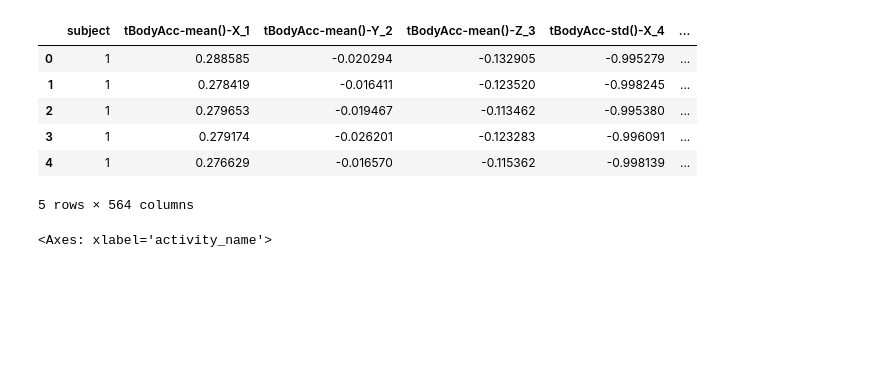
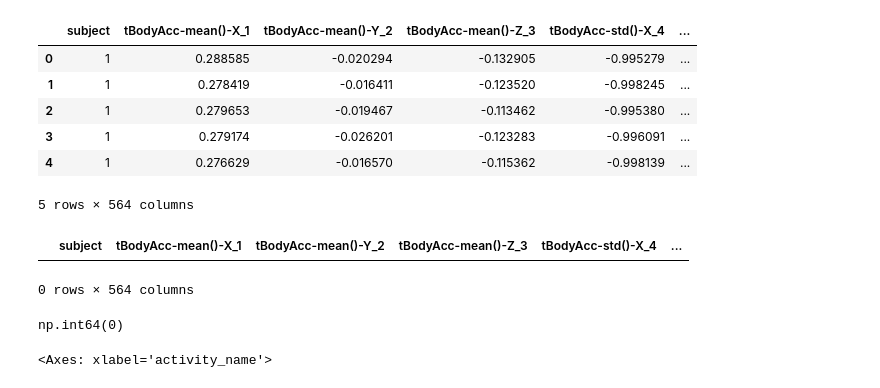
Before and after one commit to Ali-Hady/Human-Activity-Detection, a Jupyter notebook: main.ipynb, the cells around one changed output. Cells and saved outputs as stored; diff of their text form; code cells hidden in the pictures; blank space fills up the shorter version.

```diff
--- a/main.ipynb
+++ b/main.ipynb
@@ -47,6 +47,15 @@ data.head()
 | 3 | 1 | 0.279174 | -0.026201 | -0.123283 | -0.996091 | ... |
 | 4 | 1 | 0.276629 | -0.016570 | -0.115362 | -0.998139 | ... |
 5 rows × 564 columns
+# %%
+data[data.isnull().any(axis=1)] # 0 rows with NaN values
+# %% [output]
+|  | subject | tBodyAcc-mean()-X_1 | tBodyAcc-mean()-Y_2 | tBodyAcc-mean()-Z_3 | tBodyAcc-std()-X_4 | ... |
+0 rows × 564 columns
+# %%
+data.duplicated().sum() # 0 rows with duplicates
+# %% [output]
+np.int64(0)
 # %%
 data['activity_name'].value_counts().plot.bar() # y values are balanced
 # %% [output]
```
Also changed, not shown: parts of 3 cells of this notebook, 1 other file.
